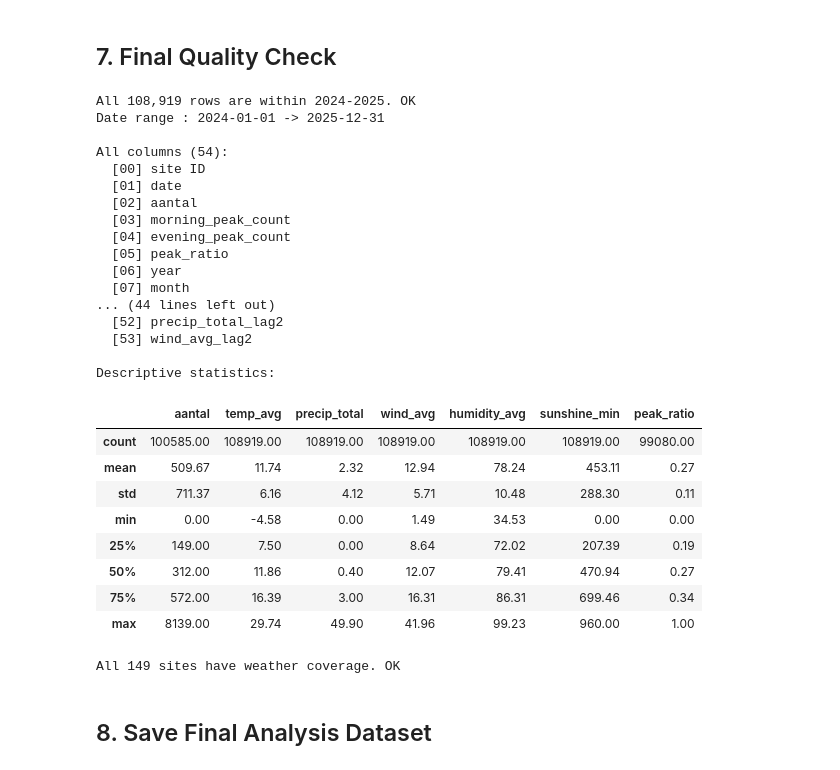
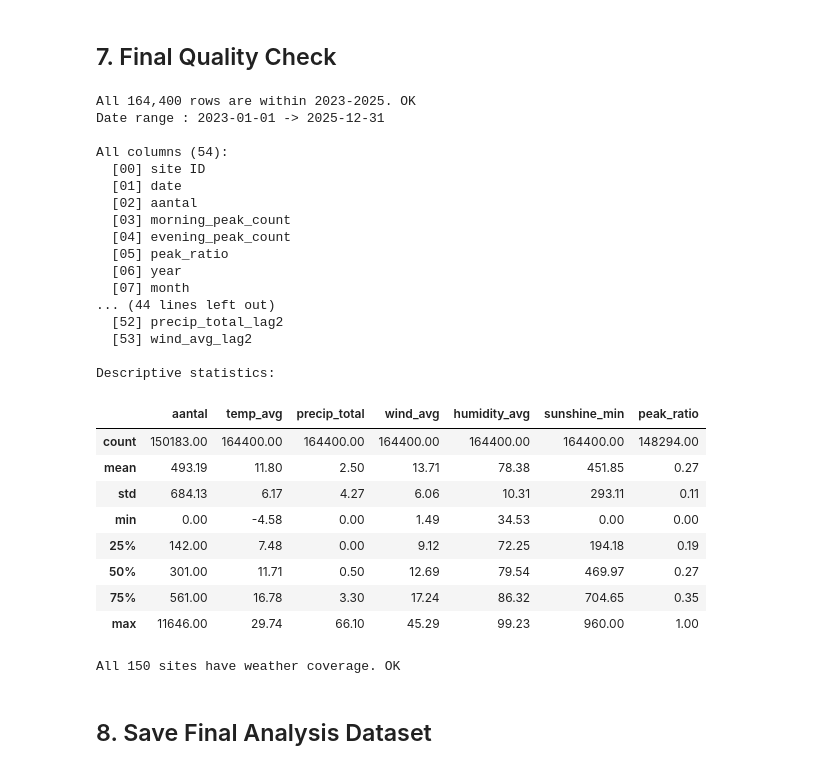
Before and after one commit to Queena34/mda-cycling-weather-group6, a Jupyter notebook: notebooks/05_merge_and_calendar.ipynb, the cells around one changed output. Saved outputs shown, nothing was run; the diff lists cells and outputs as text; code cells hidden in the pictures.

```diff
--- a/notebooks/05_merge_and_calendar.ipynb
+++ b/notebooks/05_merge_and_calendar.ipynb
@@ -84,7 +84,7 @@ Duplicate (site,date): 0  (should be 0)
 # %% [markdown]
 ## 2. Add Belgian Public Holidays
 # %%
-be_holidays = holidays.Belgium(years=[2024, 2025])
+be_holidays = holidays.Belgium(years=[2023, 2024, 2025])
 
 holiday_dates = (
     pd.DataFrame([
@@ -100,7 +100,7 @@ merged = merged.merge(holiday_dates, on="date", how="left")
 merged["is_public_holiday"] = merged["public_holiday_name"].notna()
 assert len(merged) == n_before, "Public holiday merge duplicated rows!"
 
-print(f"Belgian public holidays 2024-2025 ({len(holiday_dates)} total):")
+print(f"Belgian public holidays 2023-2025 ({len(holiday_dates)} total):")
 for _, row in holiday_dates.iterrows():
     print(f"  {str(row['date'].date()):<12}  {row['public_holiday_name']}")
 # %% [output]
@@ -183,5 +199,21 @@ published schedule: 2024-06-30, 2024-09-08, 2025-06-09, 2025-06-29.
 # %%
 ku_leuven_periods = [
+    # Academic year 2022-2023 (2023 portion)
+    ("2023-01-01", "2023-01-08",  "recess"),       # Christmas holiday (end)
+    ("2023-01-09", "2023-01-12",  "exam_prep"),    # Study/block period
+    ("2023-01-13", "2023-02-04",  "exam"),          # First examination period
+    ("2023-02-05", "2023-02-12",  "recess"),        # No classes week
+    ("2023-02-13", "2023-03-31",  "teaching"),      # Second semester
+    ("2023-04-01", "2023-04-16",  "recess"),        # Easter holiday
+    ("2023-04-17", "2023-05-26",  "teaching"),      # Teaching continues
+    ("2023-05-27", "2023-06-11",  "exam_prep"),     # Study/block period
+    ("2023-06-12", "2023-07-01",  "exam"),          # Second examination period
+    ("2023-07-02", "2023-08-20",  "recess"),        # Summer recess
+    ("2023-08-21", "2023-09-09",  "exam"),          # Third examination period
+    ("2023-09-10", "2023-09-24",  "recess"),        # Board meetings + orientation
+    # Academic year 2023-2024 (2023 portion)
+    ("2023-09-25", "2023-12-22",  "teaching"),      # First semester
+    ("2023-12-23", "2023-12-31",  "recess"),        # Christmas holiday (start)
     # Academic year 2023-2024 (2024 portion)
     ("2024-01-01", "2024-01-07",  "recess"),
     ("2024-01-08", "2024-01-14",  "exam_prep"),
@@ -216,8 +248,7 @@ for start, end, period in ku_leuven_periods:
     for d in pd.date_range(start, end, freq="D"):
         ku_rows.append({"date": d, "ku_leuven_period": period})
 
-# Drop duplicate dates — e.g. 2025-02-01 appears in both exam and recess;
-# keep first occurrence (exam takes precedence)
+# Drop duplicate dates — keep first occurrence (exam takes precedence over recess)
 ku_df = (
     pd.DataFrame(ku_rows)
     .drop_duplicates("date", keep="first")
@@ -235,10 +266,10 @@ merged["ku_is_recess"]    = merged["ku_leuven_period"] == "recess"
 
 print("KU Leuven period coverage (calendar days):")
 print(ku_df["ku_leuven_period"].value_counts().sort_index())
-n_total_days = len(pd.date_range("2024-01-01", "2025-12-31"))
+n_total_days = len(pd.date_range("2023-01-01", "2025-12-31"))
 n_gap = n_total_days - len(ku_df)
 if n_gap > 0:
-    gap_dates = pd.date_range("2024-01-01", "2025-12-31").difference(ku_df["date"])
+    gap_dates = pd.date_range("2023-01-01", "2025-12-31").difference(ku_df["date"])
     print(f"\nNote: {n_gap} date(s) have no KU Leuven period (schedule gaps):")
     print("  " + ", ".join(str(d.date()) for d in gap_dates))
 # %% [output]
@@ -338,14 +369,14 @@ First 3 days of site ID 1 (lag1/lag2 NaN for day 1 and 2):
 # Date range filter
 n_before = len(merged)
 merged = merged[
-    (merged["date"] >= "2024-01-01") &
+    (merged["date"] >= "2023-01-01") &
     (merged["date"] <= "2025-12-31")
 ].reset_index(drop=True)
 dropped = n_before - len(merged)
 if dropped:
-    print(f"Dropped {dropped:,} rows outside 2024-2025.")
+    print(f"Dropped {dropped:,} rows outside 2023-2025.")
 else:
-    print(f"All {len(merged):,} rows are within 2024-2025. OK")
+    print(f"All {len(merged):,} rows are within 2023-2025. OK")
 
 print(f"Date range : {merged['date'].min().date()} -> {merged['date'].max().date()}")
 
@@ -358,44 +389,44 @@ desc_cols = ["aantal", "temp_avg", "precip_total", "wind_avg",
              "humidity_avg", "sunshine_min", "peak_ratio"]
 display(merged[desc_cols].describe(percentiles=[.25, .5, .75]).round(2))
 
 # Weather coverage per site
 no_wx = (
     merged.groupby("site ID")["temp_avg"]
     .apply(lambda s: s.notna().sum())
 )
 zero_wx = no_wx[no_wx == 0]
 if len(zero_wx):
     print(f"\nWARNING: {len(zero_wx)} site(s) have zero weather coverage: {zero_wx.index.tolist()}")
 else:
     print(f"\nAll {merged['site ID'].nunique()} sites have weather coverage. OK")
 # %% [output]
-All 108,919 rows are within 2024-2025. OK
-Date range : 2024-01-01 -> 2025-12-31
+All 164,400 rows are within 2023-2025. OK
+Date range : 2023-01-01 -> 2025-12-31
 
 All columns (54):
   [00] site ID
   [01] date
   [02] aantal
   [03] morning_peak_count
   [04] evening_peak_count
   [05] peak_ratio
   [06] year
   [07] month
 ... (44 lines left out)
   [52] precip_total_lag2
   [53] wind_avg_lag2
 
 Descriptive statistics:
 |  | aantal | temp_avg | precip_total | wind_avg | humidity_avg | sunshine_min | peak_ratio |
-| count | 100585.00 | 108919.00 | 108919.00 | 108919.00 | 108919.00 | 108919.00 | 99080.00 |
-| mean | 509.67 | 11.74 | 2.32 | 12.94 | 78.24 | 453.11 | 0.27 |
-| std | 711.37 | 6.16 | 4.12 | 5.71 | 10.48 | 288.30 | 0.11 |
+| count | 150183.00 | 164400.00 | 164400.00 | 164400.00 | 164400.00 | 164400.00 | 148294.00 |
+| mean | 493.19 | 11.80 | 2.50 | 13.71 | 78.38 | 451.85 | 0.27 |
+| std | 684.13 | 6.17 | 4.27 | 6.06 | 10.31 | 293.11 | 0.11 |
 | min | 0.00 | -4.58 | 0.00 | 1.49 | 34.53 | 0.00 | 0.00 |
-| 25% | 149.00 | 7.50 | 0.00 | 8.64 | 72.02 | 207.39 | 0.19 |
-| 50% | 312.00 | 11.86 | 0.40 | 12.07 | 79.41 | 470.94 | 0.27 |
-| 75% | 572.00 | 16.39 | 3.00 | 16.31 | 86.31 | 699.46 | 0.34 |
-| max | 8139.00 | 29.74 | 49.90 | 41.96 | 99.23 | 960.00 | 1.00 |
+| 25% | 142.00 | 7.48 | 0.00 | 9.12 | 72.25 | 194.18 | 0.19 |
+| 50% | 301.00 | 11.71 | 0.50 | 12.69 | 79.54 | 469.97 | 0.27 |
+| 75% | 561.00 | 16.78 | 3.30 | 17.24 | 86.32 | 704.65 | 0.35 |
+| max | 11646.00 | 29.74 | 66.10 | 45.29 | 99.23 | 960.00 | 1.00 |
-All 149 sites have weather coverage. OK
+All 150 sites have weather coverage. OK
 # %% [markdown]
 ## 8. Save Final Analysis Dataset
 # %%
```
Also changed, not shown: parts of 13 cells of this notebook.
